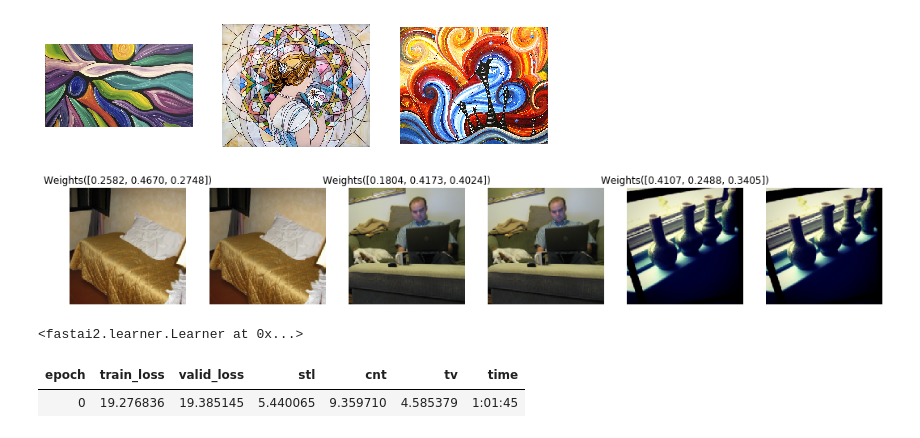
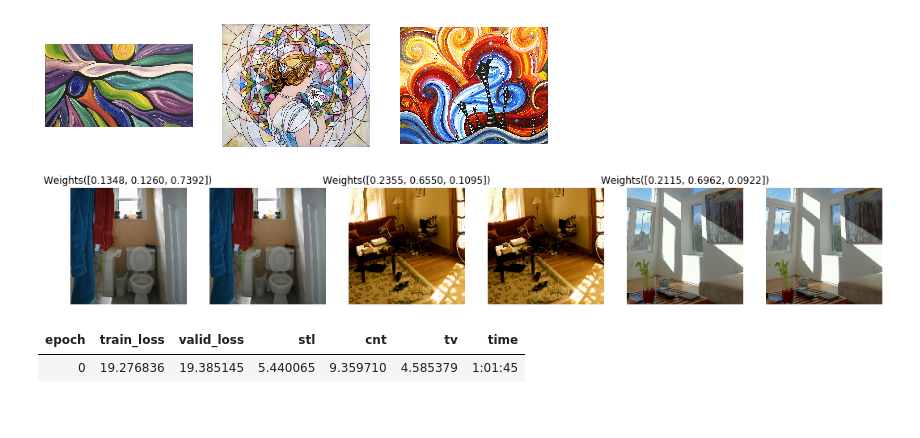
Before and after one commit to lgvaz/faststyle, a Jupyter notebook: examples/style_weigths.ipynb, the cells around one changed output. Saved outputs shown, nothing was run; the diff lists cells and outputs as text; code cells hidden in the pictures.

```diff
--- a/examples/style_weigths.ipynb
+++ b/examples/style_weigths.ipynb
@@ -36,10 +40,10 @@ dset = Datasets(fns_pairs, splits=RandomSplitter()(fns),
 # %%
 dls = dset.dataloaders(bs=10,
-                       after_item=[ToTensor(), Resize(256), RandomizeWeights],
-                       after_batch=[IntToFloatTensor, NormalizeX.from_stats(*coco_stats), *aug_transforms(size=224)])
+                       after_item=[ToTensor(), Resize(512), RandomizeWeights],
+                       after_batch=[IntToFloatTensor, NormalizeX.from_stats(*coco_stats), *aug_transforms(size=448)])
 dls.show_batch(max_n=3)
 # %% [output]
-[figure, old version]
+[figure, new version]
 # %%
 layer_feats = LayerFeats.from_feat_m(FeatModels.vgg19)
 # %%
@@ -50,7 +54,3 @@ learn.path = root_dir/'dl/faststyle'
-# %%
-learn.load('stl_weights')
-# %% [output]
-<fastai2.learner.Learner at 0x...>
 # %%
 learn.fit_one_cycle(1, 1e-4, pct_start=.2)
 # %% [output]
```
Also changed, not shown: parts of 6 cells of this notebook.
